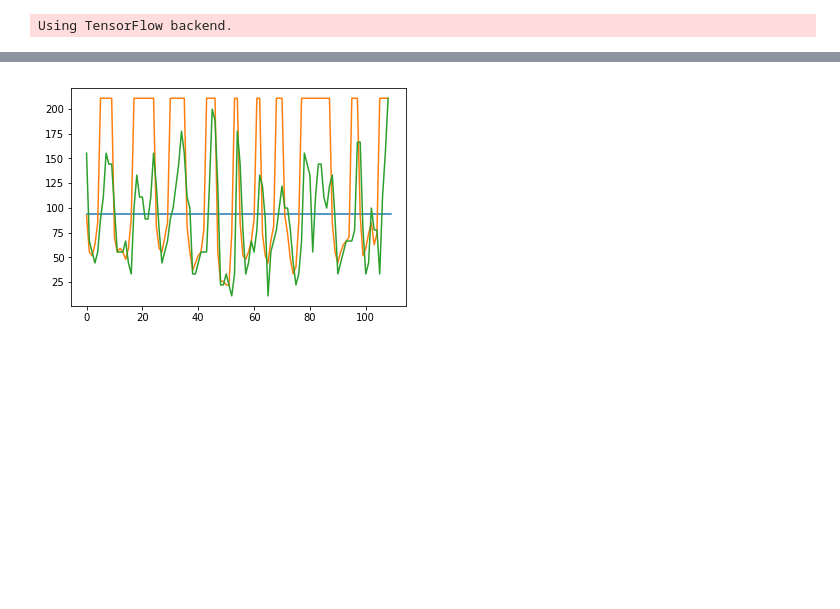
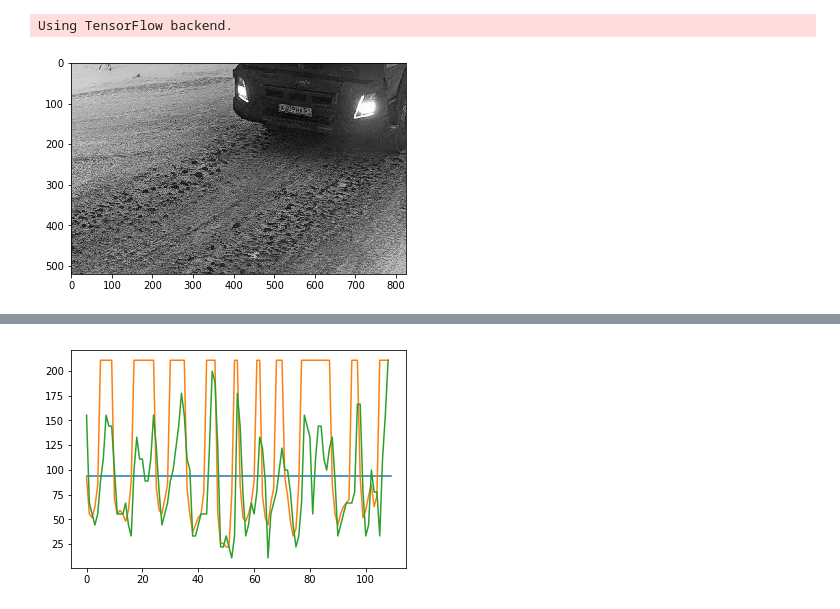
Before and after one commit to BEugen/Rslp, a Jupyter notebook: FullOcrLp/detect.ipynb, the cells around one changed output, grey strips where cells are left out. Drawn from its saved outputs; the diff is of its cells as text; code cells hidden in the pictures; blank space fills up the shorter version.

```diff
--- a/FullOcrLp/detect.ipynb
+++ b/FullOcrLp/detect.ipynb
@@ -292,15 +292,20 @@ class RecognizeLp(object):
         loaded_model.compile(optimizer=Adam(lr=1e-4), loss='categorical_crossentropy')
         return loaded_model
 # %%
-IMG_PATH = '/mnt/misk/misk/lplate/images'
+IMG_PATH = '/mnt/misk/misk/lplate/temp/chars/2f293653-511b-474a-af91-6532e9783a22'
 IMG_FOR_OCR = '/mnt/misk/misk/lplate/chars'
 rc = RecognizeLp()
 #for file in os.listdir(IMG_PATH):
-file = 'FirstFN_cam2 (176).jpg'#'08-12-2018_22-03-35_2.jpg'#'FirstFN_cam2 (536).jpg'
+file = '942698c5-9478-4e15-9f5e-69614cf6bbff.jpg'#'08-12-2018_22-03-35_2.jpg'#'FirstFN_cam2 (536).jpg'
 fp = os.path.join(IMG_PATH, file)
 img = cv2.imread(fp, cv2.IMREAD_GRAYSCALE)
+#_, img = cv2.threshold(img, 70, 255, cv2.THRESH_BINARY)
+plt.imshow(img, cmap='gray')
+plt.show()
 fn = os.path.splitext(file)[0].split('_')
 imgs = rc.recognize(img, fn)
+# %% [output]
+[figure, added]
 # %%
 def plot_images(images, grey):
     fig = plt.figure(figsize=(15, 18))
```
Also changed, not shown: parts of 3 cells of this notebook, 1 other file.
